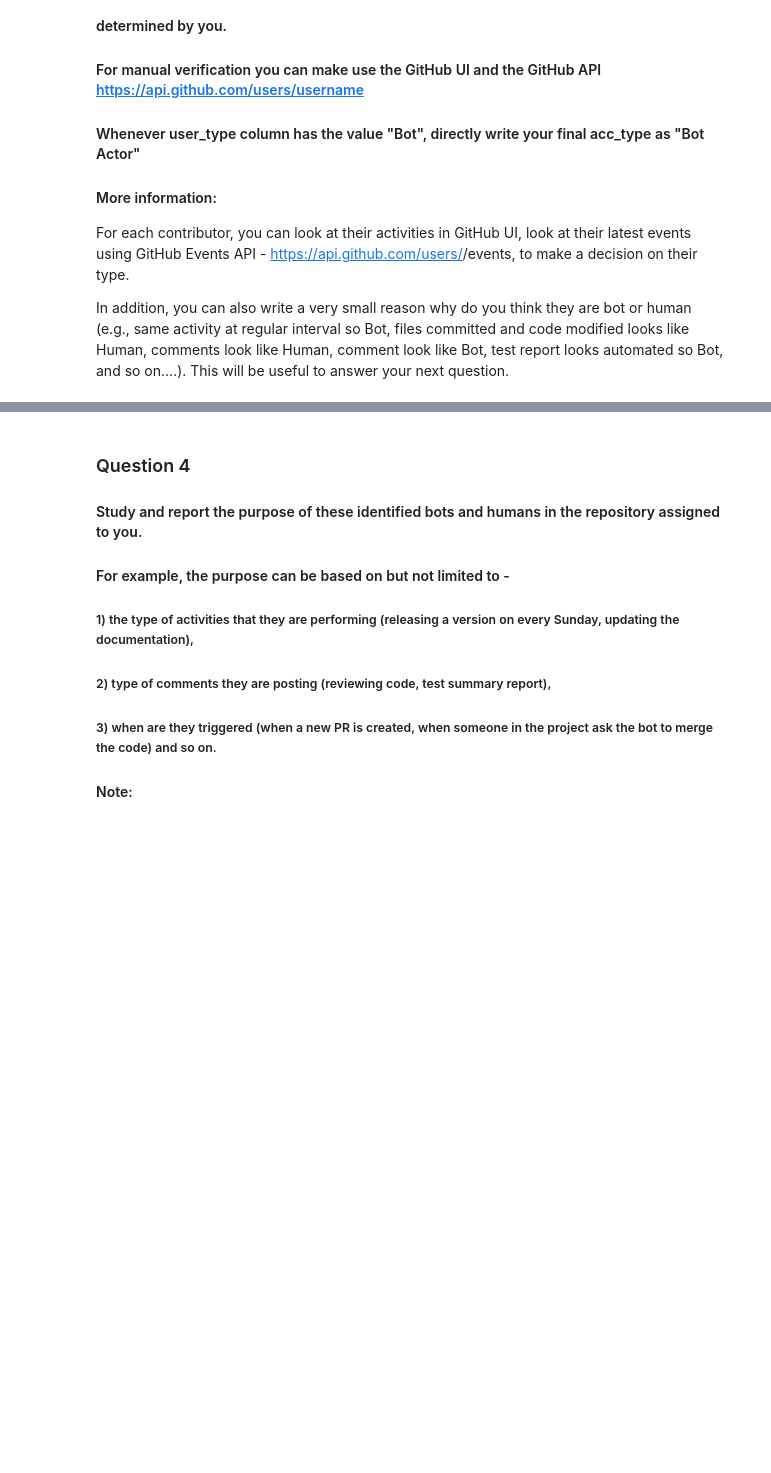
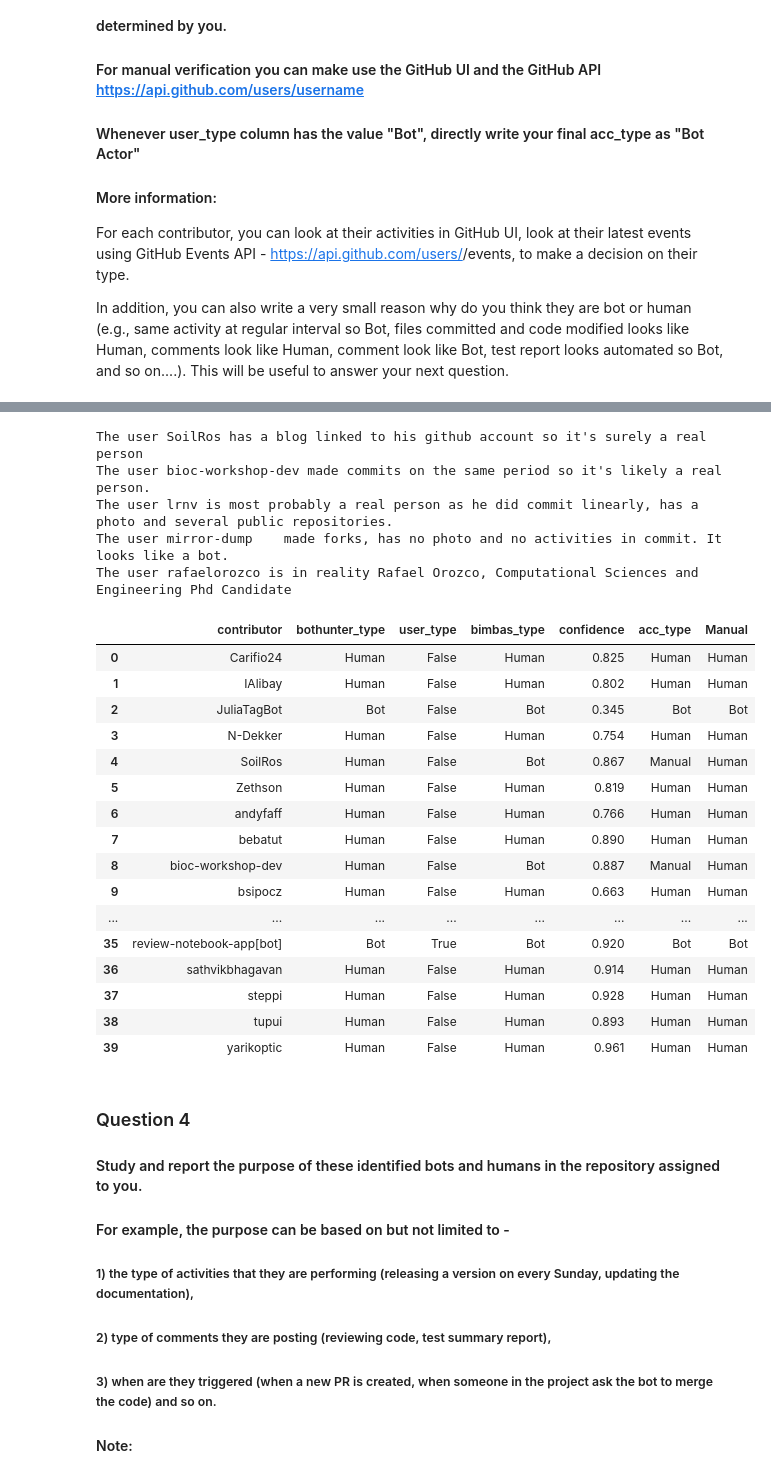
Before and after one commit to amanzio/Software_Evolution_TP_bots, a Jupyter notebook: TP_bots_template.ipynb, the cells around one changed output, grey strips where cells are left out. Saved outputs shown, nothing was run; the diff lists cells and outputs as text; code cells hidden in the pictures; blank space fills up the shorter version.

```diff
--- a/TP_bots_template.ipynb
+++ b/TP_bots_template.ipynb
@@ -189,3 +211,9 @@ The Review Notebook App on GitHub is designed to provide a complete code review
 # 5. Display the considered events.
 
 # YOUR CODE BELOW
+events = pd.read_csv('all_events.csv')
+events['created_at'] = pd.to_datetime(events['created_at'], unit='ms')
+contributors_list = contributors
+selected_events = events.query('login in @contributors_list')
+print(selected_events.shape)
+selected_events
@@ -239,3 +282,6 @@ def execute_bimbas(contributors_list, selected_events):
 # Note: Print the prediction provided by BIMBAS - else this cell will not be graded.
 
 # YOUR CODE BELOW
+
+predictions = execute_bimbas(contributors_list, selected_events)
+predictions
@@ -247,3 +311,6 @@ def execute_bimbas(contributors_list, selected_events):
 # %%
 # Merge the predictions provided by BIMBAS to the resultant dataset of Section 3. This final DataFrame should have the following columns -
 # contributor, bothunter_type, user_type, bimbas_type, and confidence.
+
+merged_prediction_df = pd.merge(merge_df, predictions, on='contributor')
+merged_prediction_df
@@ -272,3 +367,10 @@ In addition, you can also write a very small reason why do you think they are bo
 # pd.DataFrame.from_dict(manual_list_dict)
 
 # YOUR CODE BELOW
+
+# if they are both 'Human' then set 'acc_type' as 'Human' and if both are 'Bot' then set 'acc_type' as 'Bot Actor'.
+# if they are different we temporary set 'acc_type' as 'Manual'.
+bot_deter_df = merged_prediction_df.copy()
+bot_deter_df['acc_type'] = bot_deter_df.apply(lambda row: "Manual" if row['bimbas_type']!= row['bothunter_type'] else row['bimbas_type'], axis=1)
+bot_deter_df['acc_type'] = bot_deter_df.apply(lambda row: "Bot" if 'bot' in row['contributor'].lower() else row["acc_type"], axis=1)
+bot_deter_df
@@ -275,6 +406,41 @@ In addition, you can also write a very small reason why do you think they are bo
 # %%
 # Write your code below here to determine the final type of contributor.
 # add column named 'acc_type' and write your final decision in it. Final decision is majority of three types - bimbas_type, bothunter_type, manual.
+
+print("The user SoilRos has a blog linked to his github account so it's surely a real person")
+print("The user bioc-workshop-dev made commits on the same period so it's likely a real person.")
+print("The user lrnv is most probably a real person as he did commit linearly, has a photo and several public repositories.")
+print("The user mirror-dump	made forks, has no photo and no activities in commit. It looks like a bot.")
+print("The user rafaelorozco is in reality Rafael Orozco, Computational Sciences and Engineering Phd Candidate")
+to_change = ['SoilRos', 'bioc-workshop-dev', 'lrnv', 'rafaelorozco']
+
+# Replace acc_type of theseusers according to the manual researches.
+bot_deter_df['Manual'] = bot_deter_df.apply(lambda row: "Bot" if 'mirror-dump' == row['contributor'] else row["acc_type"], axis=1)
+bot_deter_df['Manual'] = bot_deter_df.apply(lambda row: "Human" if row['contributor'] in to_change else row["acc_type"], axis=1)
+bot_deter_df
+# %% [output]
+The user SoilRos has a blog linked to his github account so it's surely a real person
+The user bioc-workshop-dev made commits on the same period so it's likely a real person.
+The user lrnv is most probably a real person as he did commit linearly, has a photo and several public repositories.
+The user mirror-dump    made forks, has no photo and no activities in commit. It looks like a bot.
+The user rafaelorozco is in reality Rafael Orozco, Computational Sciences and Engineering Phd Candidate
+|  | contributor | bothunter_type | user_type | bimbas_type | confidence | acc_type | Manual |
+| 0 | Carifio24 | Human | False | Human | 0.825 | Human | Human |
+| 1 | IAlibay | Human | False | Human | 0.802 | Human | Human |
+| 2 | JuliaTagBot | Bot | False | Bot | 0.345 | Bot | Bot |
+| 3 | N-Dekker | Human | False | Human | 0.754 | Human | Human |
+| 4 | SoilRos | Human | False | Bot | 0.867 | Manual | Human |
+| 5 | Zethson | Human | False | Human | 0.819 | Human | Human |
+| 6 | andyfaff | Human | False | Human | 0.766 | Human | Human |
+| 7 | bebatut | Human | False | Human | 0.890 | Human | Human |
+| 8 | bioc-workshop-dev | Human | False | Bot | 0.887 | Manual | Human |
+| 9 | bsipocz | Human | False | Human | 0.663 | Human | Human |
+| ... | ... | ... | ... | ... | ... | ... | ... |
+| 35 | review-notebook-app[bot] | Bot | True | Bot | 0.920 | Bot | Bot |
+| 36 | sathvikbhagavan | Human | False | Human | 0.914 | Human | Human |
+| 37 | steppi | Human | False | Human | 0.928 | Human | Human |
+| 38 | tupui | Human | False | Human | 0.893 | Human | Human |
+| 39 | yarikoptic | Human | False | Human | 0.961 | Human | Human |
 # %% [markdown]
 ### Question 4
 #### Study and report the purpose of these identified bots and humans in the repository assigned to you.
```
Also changed, not shown: parts of 8 cells of this notebook.
